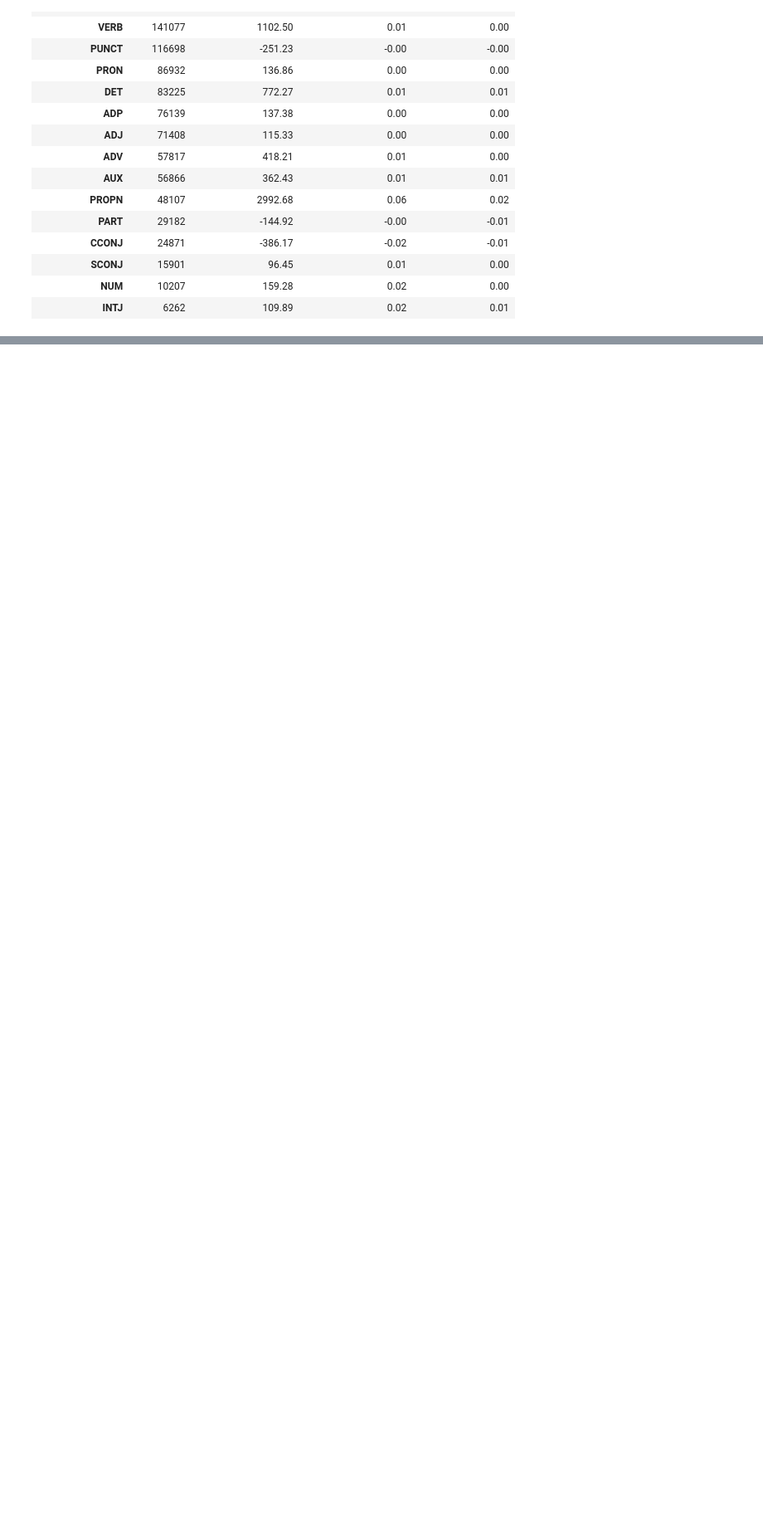
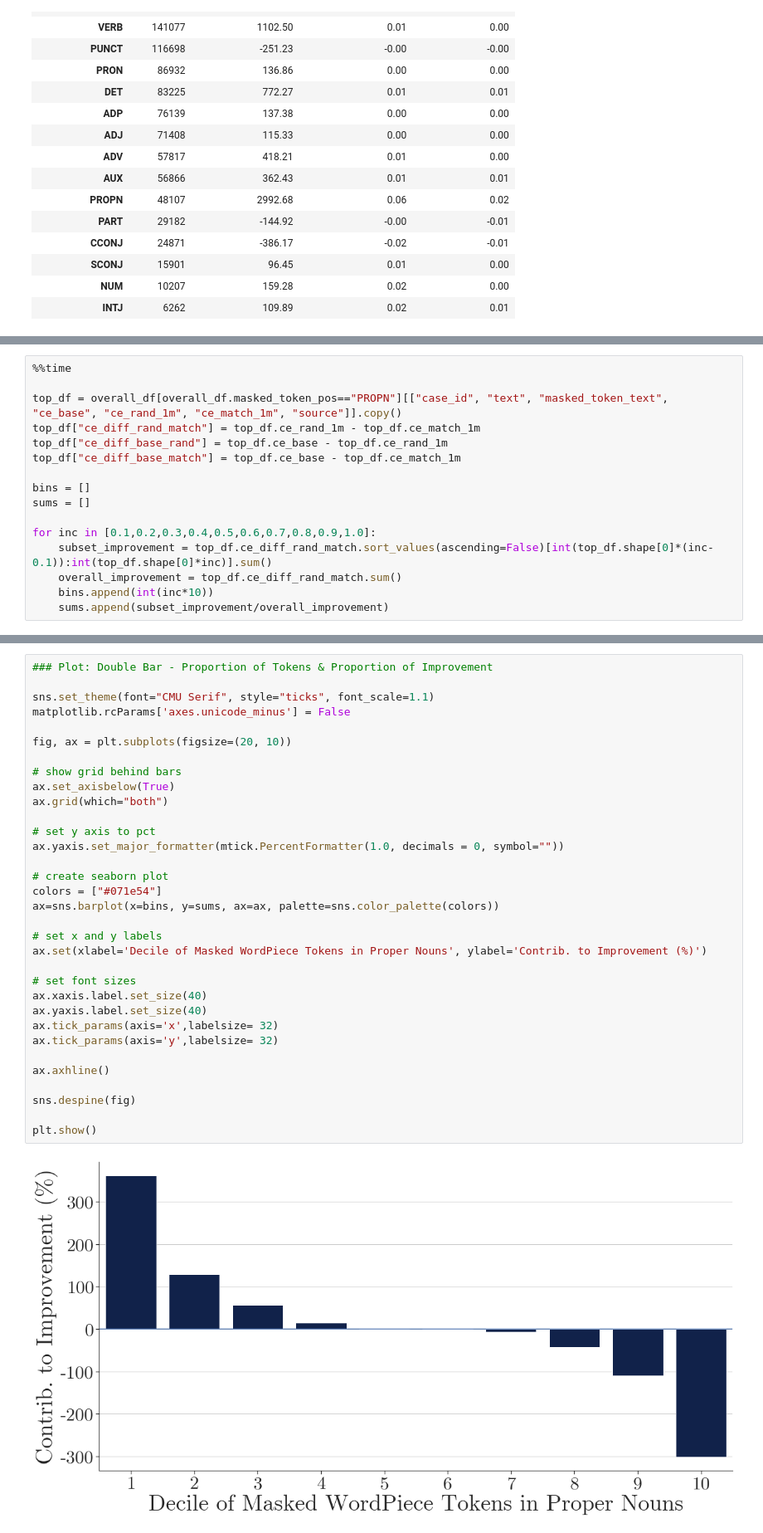
Before and after one commit to paul-rottger/gab-language-change, a Jupyter notebook: 5_evaluation/mlm/token_level_mlm_evaluation.ipynb, the cells around one changed output, grey strips where cells are left out. Shown at 83% size. Cells and saved outputs as stored; diff of their text form; blank space fills up the shorter version.

```diff
--- a/5_evaluation/mlm/token_level_mlm_evaluation.ipynb
+++ b/5_evaluation/mlm/token_level_mlm_evaluation.ipynb
@@ -1337,0 +349,16 @@ TEST_2019_08_5K
+# %%
+%%time
+
+top_df = overall_df[overall_df.masked_token_pos=="PROPN"][["case_id", "text", "masked_token_text", "ce_base", "ce_rand_1m", "ce_match_1m", "source"]].copy()
+top_df["ce_diff_rand_match"] = top_df.ce_rand_1m - top_df.ce_match_1m
+top_df["ce_diff_base_rand"] = top_df.ce_base - top_df.ce_rand_1m
+top_df["ce_diff_base_match"] = top_df.ce_base - top_df.ce_match_1m
+
+bins = []
+sums = []
+
+for inc in [0.1,0.2,0.3,0.4,0.5,0.6,0.7,0.8,0.9,1.0]:
+    subset_improvement = top_df.ce_diff_rand_match.sort_values(ascending=False)[int(top_df.shape[0]*(inc-0.1)):int(top_df.shape[0]*inc)].sum()
+    overall_improvement = top_df.ce_diff_rand_match.sum()
+    bins.append(int(inc*10))
+    sums.append(subset_improvement/overall_improvement)
@@ -1337,0 +368,35 @@ TEST_2019_08_5K
+# %%
+### Plot: Double Bar - Proportion of Tokens & Proportion of Improvement
+
+sns.set_theme(font="CMU Serif", style="ticks", font_scale=1.1)
+matplotlib.rcParams['axes.unicode_minus'] = False
+
+fig, ax = plt.subplots(figsize=(20, 10))
+
+# show grid behind bars
+ax.set_axisbelow(True)
+ax.grid(which="both")
+
+# set y axis to pct
+ax.yaxis.set_major_formatter(mtick.PercentFormatter(1.0, decimals = 0, symbol=""))
+
+# create seaborn plot
+colors = ["#071e54"]
+ax=sns.barplot(x=bins, y=sums, ax=ax, palette=sns.color_palette(colors))
+
+# set x and y labels
+ax.set(xlabel='Decile of Masked WordPiece Tokens in Proper Nouns', ylabel='Contrib. to Improvement (%)')
+
+# set font sizes
+ax.xaxis.label.set_size(40)
+ax.yaxis.label.set_size(40)
+ax.tick_params(axis='x',labelsize= 32)
+ax.tick_params(axis='y',labelsize= 32)
+
+ax.axhline()
+
+sns.despine(fig)
+
+plt.show()
+# %% [output]
+[figure, added]
```
Also changed, not shown: parts of 61 cells of this notebook, 19 other files.
